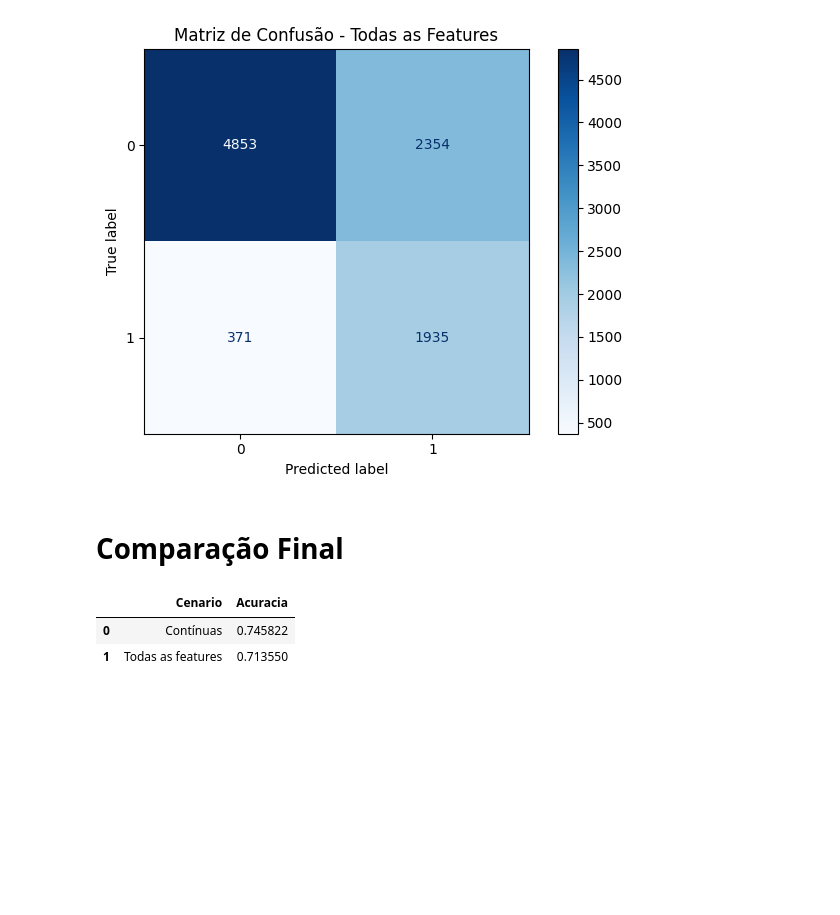
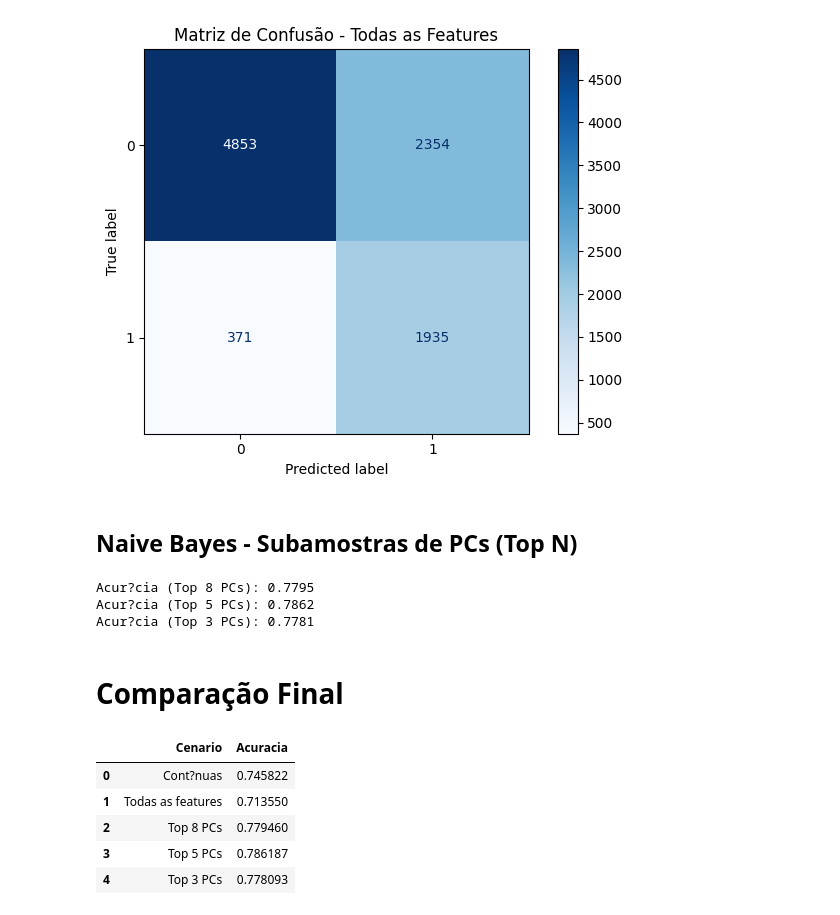
Before and after one commit to Marcus-vinicius-pcs/reconhecimento-de-padroes, a Jupyter notebook: Naive_Bayes_PCA_Adults.ipynb, the cells around one changed output. Drawn from its saved outputs; the diff is of its cells as text; code cells hidden in the pictures; blank space fills up the shorter version.

Commit message:
adicionando comparações reduzindo os PCs

```diff
--- a/Naive_Bayes_PCA_Adults.ipynb
+++ b/Naive_Bayes_PCA_Adults.ipynb
@@ -98,15 +98,65 @@ plt.tight_layout()
 plt.show()
 # %% [output]
 [figure]
+# %% [markdown]
+## Naive Bayes - Subamostras de PCs (Top N)
+# %%
+# Subamostras dos PCs mais influentes (ordem decrescente de vari?ncia)
+# Considera PC1..PCn como mais influentes
+pc_cols = [c for c in Xa.columns if c.startswith('PC')]
+
+# Garante ordena??o PC1, PC2, ...
+pc_cols = sorted(pc_cols, key=lambda x: int(x.replace('PC','')))
+
+# Defini??o dos top-N
+subsets = {
+    'Top 8 PCs': pc_cols[:8],
+    'Top 5 PCs': pc_cols[:5],
+    'Top 3 PCs': pc_cols[:3],
+}
+
+subset_results = {}
+
+for name, cols in subsets.items():
+    X_train_sub = X_train_a[cols]
+    X_test_sub = X_test_a[cols]
+
+    nb_sub = GaussianNB()
+    nb_sub.fit(X_train_sub, y_train_a)
+    y_pred_sub = nb_sub.predict(X_test_sub)
+
+    acc_sub = accuracy_score(y_test_a, y_pred_sub)
+    subset_results[name] = acc_sub
+
+    print(f"Acur?cia ({name}): {acc_sub:.4f}")
+
+# Expondo para compara??o final
+acc_a8 = subset_results['Top 8 PCs']
+acc_a5 = subset_results['Top 5 PCs']
+acc_a3 = subset_results['Top 3 PCs']
+# %% [output]
+Acur?cia (Top 8 PCs): 0.7795
+Acur?cia (Top 5 PCs): 0.7862
+Acur?cia (Top 3 PCs): 0.7781
 # %% [markdown]
 # Comparação Final
 # %%
 compare_df = pd.DataFrame({
-    'Cenario': ['Contínuas', 'Todas as features'],
-    'Acuracia': [acc_c, acc_a]
+    'Cenario': [
+        'Cont?nuas',
+        'Todas as features',
+        'Top 8 PCs',
+        'Top 5 PCs',
+        'Top 3 PCs'
+    ],
+    'Acuracia': [acc_c, acc_a, acc_a8, acc_a5, acc_a3]
 })
+
 display(compare_df)
 # %% [output]
 |  | Cenario | Acuracia |
-| 0 | Contínuas | 0.745822 |
+| 0 | Cont?nuas | 0.745822 |
 | 1 | Todas as features | 0.713550 |
+| 2 | Top 8 PCs | 0.779460 |
+| 3 | Top 5 PCs | 0.786187 |
+| 4 | Top 3 PCs | 0.778093 |
```
